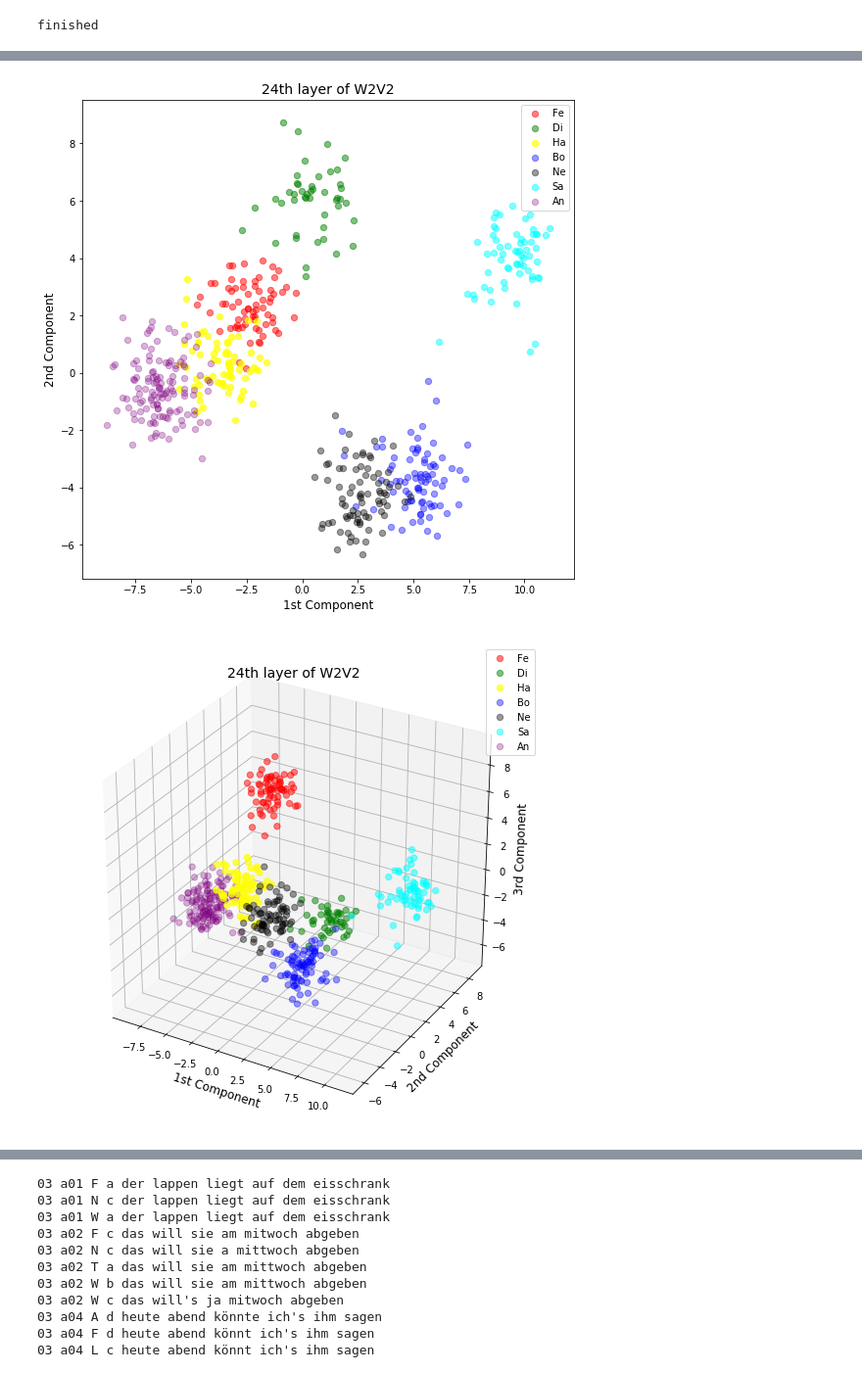
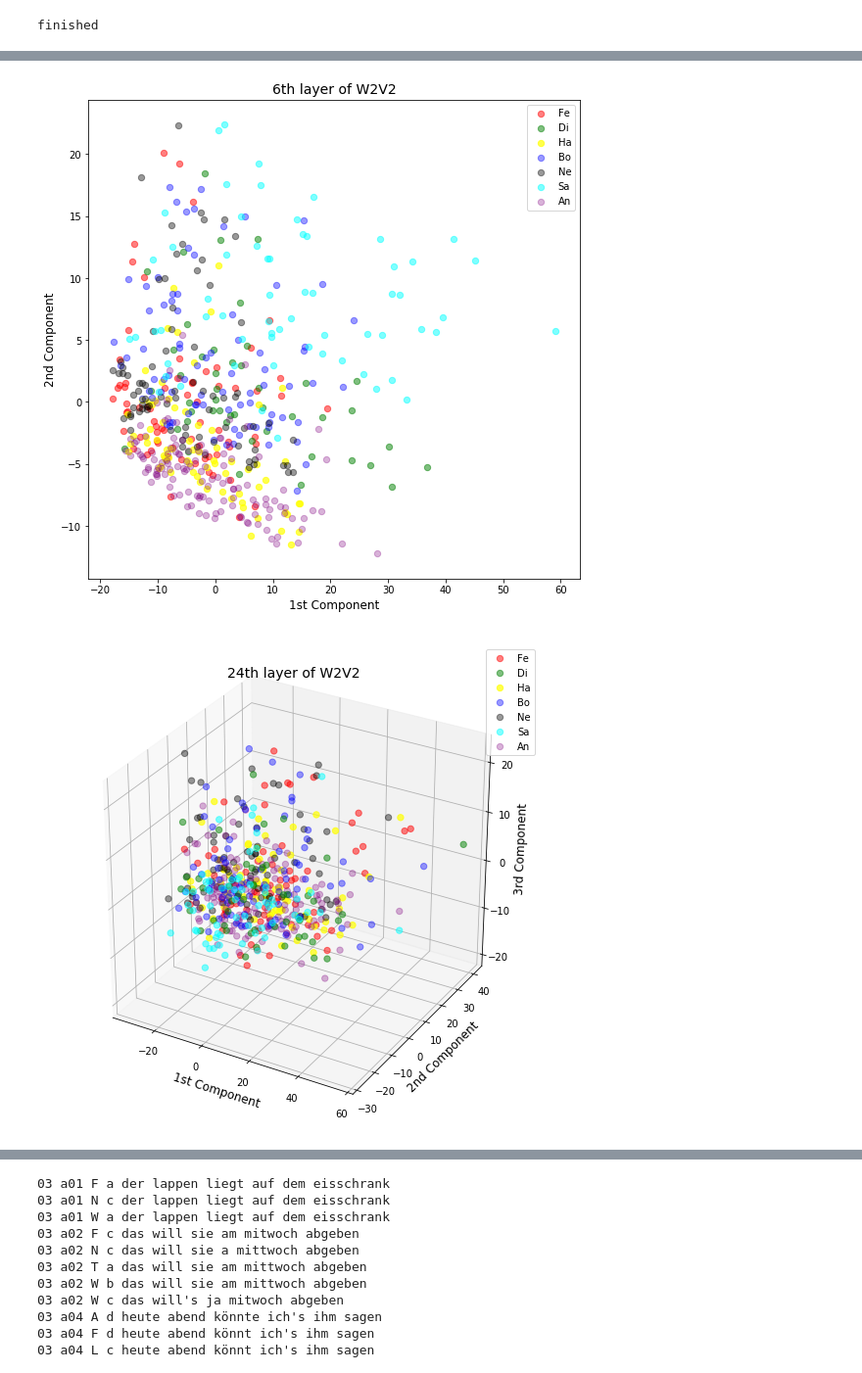
Before and after one commit to oscarliii/w2v2-exploration, a Jupyter notebook: Berlin_analysis.ipynb, the cells around one changed output, grey strips where cells are left out. Shown: that part at 98% size. Saved outputs shown, nothing was run; the diff lists cells and outputs as text; code cells hidden in the pictures.

```diff
--- a/Berlin_analysis.ipynb
+++ b/Berlin_analysis.ipynb
@@ -65,8 +71,8 @@ for file in os.listdir('.'):
 #         utter.append(i)
 
 #     spectral features
-#     mfcc = librosa.feature.mfcc(y=audioinput, sr=sr, n_fft=800, hop_length=400, n_mfcc=40)
-#     mfcc_frame = np.mean(mfcc.T, axis=0) #frame level
+    mfcc = librosa.feature.mfcc(y=audioinput, sr=sr, n_fft=800, hop_length=400, n_mfcc=40)
+    mfcc_frame = np.mean(mfcc.T, axis=0) #frame level
 #     mfcc_phoneme = []
 #     for i in range(0,len(mfcc_frame)-3,2):
 #         mfcc_phoneme.append((mfcc_frame[i]+mfcc_frame[i+1]+mfcc_frame[i+2])/3) #phoneme level
@@ -137,7 +143,7 @@ for file in os.listdir('.'):
 #     for i in (kur_f, ske_f, max_f, min_f, ave_f, rag_f):
 #         f0_utter.append(i)
 
-    hct = np.array(audioinput)
+    hct = np.array(mfcc_frame)
 
     #separate accroindg to emotions
     if file[5] == 'A':
@@ -236,46 +242,46 @@ from sklearn.preprocessing import StandardScaler
 X = hct_feats
 Y = labels
 
-scaler = StandardScaler()
-scaler.fit(X)
-X_scaled = scaler.transform(X)
+# scaler = StandardScaler()
+# scaler.fit(X)
+# X_scaled = scaler.transform(X)
 
-# pca = PCA(n_components=2)
-# pca.fit(X_scaled, Y)
-# X_new = pca.transform(X_scaled)
+pca = PCA(n_components=2)
+pca.fit(X)
+X_new = pca.transform(X)
 
-lda = LDA(n_components=2)
-lda.fit(X_scaled, Y)
-X_new = lda.transform(X_scaled)
+# lda = LDA(n_components=2)
+# lda.fit(X_scaled, Y)
+# X_new = lda.transform(X_scaled)
 
 ex_variance=np.var(X_new,axis=0)
 ex_variance_ratio = ex_variance/np.sum(ex_variance)
 ex_variance_ratio
 
 Xax = X_new[:,0]
 Yax = X_new[:,1]
 
 cdict = {0:'red',1:'green',2:'yellow',3:'blue',4:'black',5:'cyan',6:'purple'}
 labl = {0:'Fe',1:'Di',2:'Ha',3:'Bo',4:'Ne',5:'Sa',6:'An'}
 marker = {0:'o',1:'o',2:'o',3:'o',4:'o',5:'o',6:'o'}
 alpha = {0:.5,1:.5,2:.7,3:.4,4:.4,5:.5,6:.3}
 
 fig = plt.figure(figsize=(9,9))
 ax = fig.add_subplot(111)
 
 fig.patch.set_facecolor('white')
 for l in np.unique(Y):
     ix=np.where(Y==l)
     ax.scatter(Xax[ix], Yax[ix], c=cdict[l], s=40, label=labl[l], marker=marker[l], alpha=alpha[l])
 
 ax.set_xlabel('1st Component', fontsize=12)
 ax.set_ylabel('2nd Component', fontsize=12)
-ax.set_title('24th layer of W2V2', fontsize=14)
+ax.set_title('6th layer of W2V2', fontsize=14)
 
 ax.legend()
 plt.show()
 # %% [output]
-[figure, old version]
+[figure, new version]
 # %%
 #plot 3d distribution
 
@@ -284,6 +290,7 @@ from sklearn.decomposition import PCA
 from sklearn.discriminant_analysis import LinearDiscriminantAnalysis as LDA
 from mpl_toolkits.mplot3d import Axes3D
 from sklearn.preprocessing import StandardScaler
+from sklearn.manifold import TSNE
 
 X = hct_feats
 Y = labels
@@ -292,13 +299,13 @@ scaler = StandardScaler()
 scaler.fit(X)
 X_scaled = scaler.transform(X)
 
-# pca = PCA(n_components=3)
-# pca.fit(X_scaled)
-# X_new = pca.transform(X_scaled)
+pca = PCA(n_components=3)
+pca.fit(X_scaled)
+X_new = pca.transform(X_scaled)
 
-lda = LDA(n_components=3)
-lda.fit(X_scaled, Y)
-X_new = lda.transform(X_scaled)
+# lda = LDA(n_components=3)
+# lda.fit(X_scaled, Y)
+# X_new = lda.transform(X_scaled)
 
 ex_variance=np.var(X_new,axis=0)
 ex_variance_ratio = ex_variance/np.sum(ex_variance)
@@ -329,7 +336,7 @@ ax.set_title('24th layer of W2V2', fontsize=14)
 ax.legend()
 plt.show()
 # %% [output]
-[figure, old version]
+[figure, new version]
 # %%
 from sklearn.svm import SVC
 from sklearn import metrics
```
Also changed, not shown: parts of 15 cells of this notebook.
